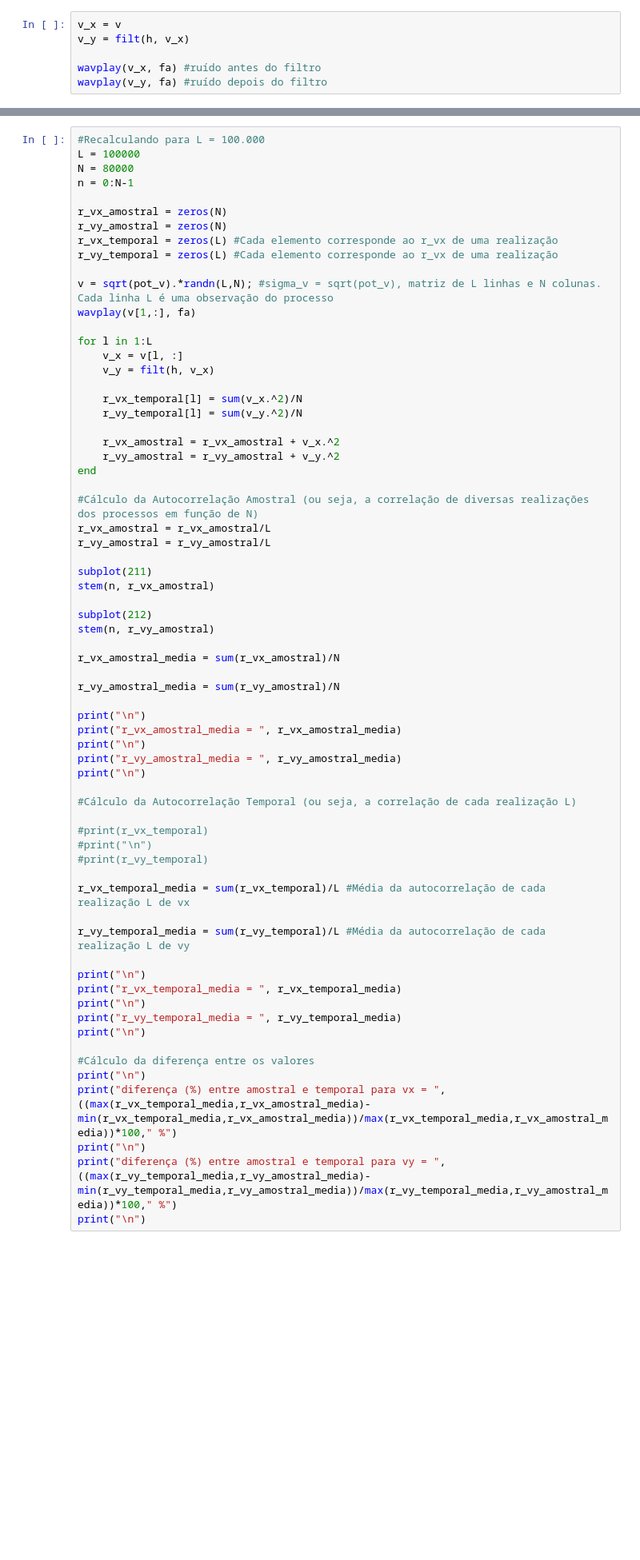
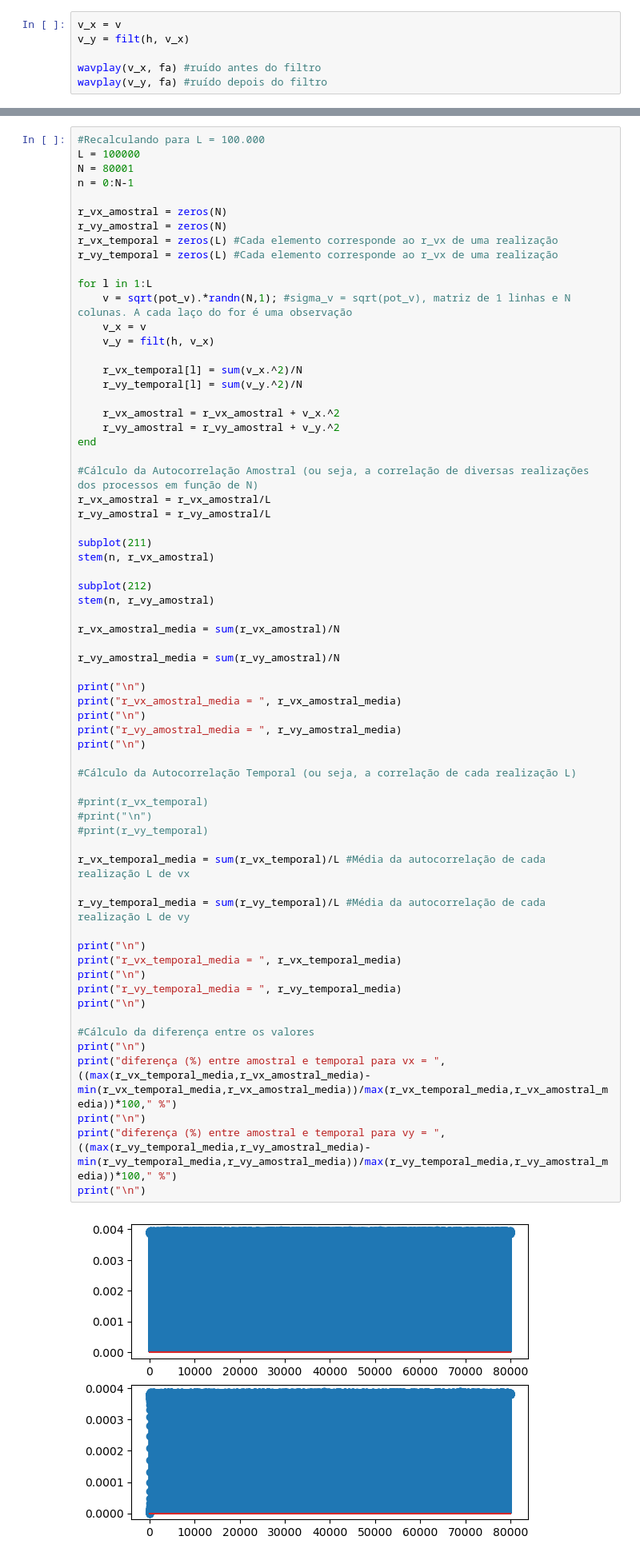
Before and after one commit to brunompasini/PSI3431-Processamento-Estatistico-de-Sinais, a Jupyter notebook: Experiencia_1_Julia.ipynb, the cells around one changed output, grey strips where cells are left out. Shown: that part at 80% size. Cells and saved outputs as stored; diff of their text form; blank space fills up the shorter version.

```diff
--- a/Experiencia_1_Julia.ipynb
+++ b/Experiencia_1_Julia.ipynb
@@ -324,7 +370,7 @@ print("\n")
 # %%
 #Recalculando para L = 100.000
 L = 100000
-N = 80000
+N = 80001
 n = 0:N-1
 
 r_vx_amostral = zeros(N)
@@ -332,11 +378,9 @@ r_vy_amostral = zeros(N)
 r_vx_temporal = zeros(L) #Cada elemento corresponde ao r_vx de uma realização
 r_vy_temporal = zeros(L) #Cada elemento corresponde ao r_vx de uma realização
 
-v = sqrt(pot_v).*randn(L,N); #sigma_v = sqrt(pot_v), matriz de L linhas e N colunas. Cada linha L é uma observação do processo
-wavplay(v[1,:], fa)
-
 for l in 1:L
-    v_x = v[l, :]
+    v = sqrt(pot_v).*randn(N,1); #sigma_v = sqrt(pot_v), matriz de 1 linhas e N colunas. A cada laço do for é uma observação
+    v_x = v
     v_y = filt(h, v_x)
 
     r_vx_temporal[l] = sum(v_x.^2)/N
@@ -361,30 +405,32 @@ r_vx_amostral_media = sum(r_vx_amostral)/N
 r_vy_amostral_media = sum(r_vy_amostral)/N
 
 print("\n")
 print("r_vx_amostral_media = ", r_vx_amostral_media)
 print("\n")
 print("r_vy_amostral_media = ", r_vy_amostral_media)
 print("\n")
 
 #Cálculo da Autocorrelação Temporal (ou seja, a correlação de cada realização L)
 
 #print(r_vx_temporal)
 #print("\n")
 #print(r_vy_temporal)
 
 r_vx_temporal_media = sum(r_vx_temporal)/L #Média da autocorrelação de cada realização L de vx
 
 r_vy_temporal_media = sum(r_vy_temporal)/L #Média da autocorrelação de cada realização L de vy
 
 print("\n")
 print("r_vx_temporal_media = ", r_vx_temporal_media)
 print("\n")
 print("r_vy_temporal_media = ", r_vy_temporal_media)
 print("\n")
 
 #Cálculo da diferença entre os valores
 print("\n")
 print("diferença (%) entre amostral e temporal para vx = ", ((max(r_vx_temporal_media,r_vx_amostral_media)-min(r_vx_temporal_media,r_vx_amostral_media))/max(r_vx_temporal_media,r_vx_amostral_media))*100," %")
 print("\n")
 print("diferença (%) entre amostral e temporal para vy = ", ((max(r_vy_temporal_media,r_vy_amostral_media)-min(r_vy_temporal_media,r_vy_amostral_media))/max(r_vy_temporal_media,r_vy_amostral_media))*100," %")
 print("\n")
+# %% [output]
+[figure, added]
```
Also changed, not shown: parts of 20 cells of this notebook.
